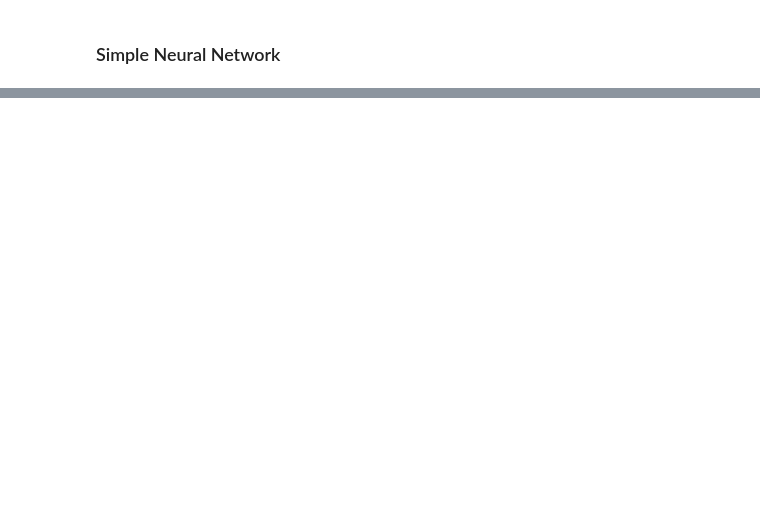
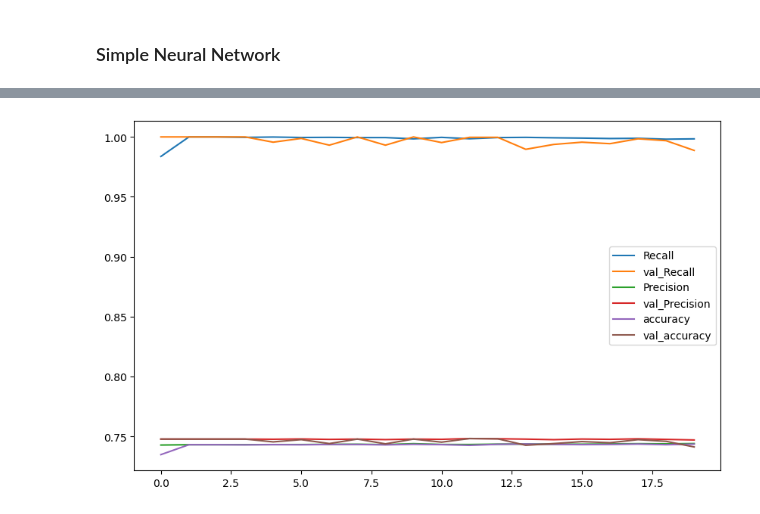
Before and after one commit to saturdais-dl/disease-prediction, a Jupyter notebook: simplenn_notebook.ipynb, the cells around one changed output, grey strips where cells are left out. Drawn from its saved outputs; the diff is of its cells as text; code cells hidden in the pictures; blank space fills up the shorter version.

```diff
--- a/simplenn_notebook.ipynb
+++ b/simplenn_notebook.ipynb
@@ -319,0 +490,15 @@ plt.show()
+# %%
+optimizer = tf.keras.optimizers.Adam(learning_rate=0.001)
+# %%
+lenet.compile(loss=tf.keras.losses.BinaryCrossentropy(), optimizer=optimizer, metrics=[tf.keras.metrics.BinaryAccuracy(
+        name='accuracy', dtype=None, threshold=0.5),tf.keras.metrics.Recall(name='Recall'),tf.keras.metrics.Precision(name='Precision'),
+                    tf.keras.metrics.AUC(
+        num_thresholds=200,
+        curve="ROC",
+        summation_method="interpolation",
+        name="AUC",
+        dtype=None,
+        thresholds=None,
+        multi_label=True,
+        label_weights=None,
+    )])
@@ -319,0 +529,7 @@ plt.show()
+# %%
+# As y_train, y_val, and y_test are one-hot encoded DataFrames we need to convert them to numpy arrays to be compatible with the model
+y_train_s = np.argmax(y_train_oh.values, axis=1)
+y_val_s= np.argmax(y_val_oh.values, axis=1)
+y_test_s = np.argmax(y_test_oh.values, axis=1)
+# %%
+lenet.fit(X_train, y_train_s, validation_data=(X_val, y_val_s), epochs=20, batch_size=32)
@@ -319,0 +555,13 @@ plt.show()
+# %%
+# plot the training Rcall and validation Recall, Precision, accuracy
+plt.figure(figsize=(10, 6))
+plt.plot(lenet.history.history['Recall'])
+plt.plot(lenet.history.history['val_Recall'])
+plt.plot(lenet.history.history['Precision'])
+plt.plot(lenet.history.history['val_Precision'])
+plt.plot(lenet.history.history['accuracy'])
+plt.plot(lenet.history.history['val_accuracy'])
+plt.legend(['Recall', 'val_Recall', 'Precision', 'val_Precision', 'accuracy', 'val_accuracy'])
+plt.show()
+# %% [output]
+[figure, added]
```
Also changed, not shown: parts of 60 cells of this notebook, 1 other file.
